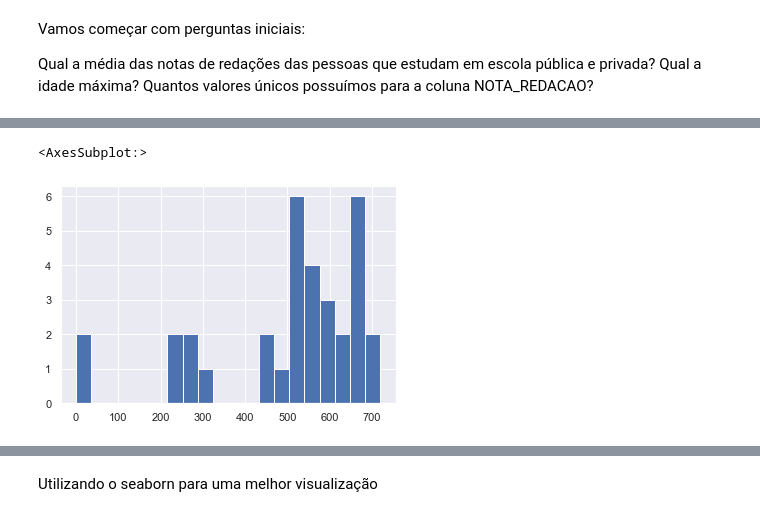
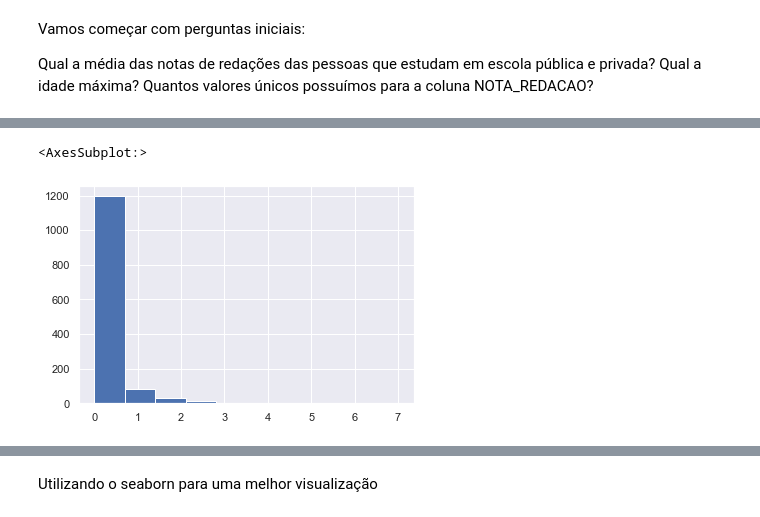
Before and after one commit to Felip-Oliv/Data_Cience, a Jupyter notebook: analise exploratoria/Análise Exploratória.ipynb, the cells around one changed output, grey strips where cells are left out. Cells and saved outputs as stored; diff of their text form; code cells hidden in the pictures.

```diff
--- a/analise exploratoria/Análise Exploratória.ipynb
+++ b/analise exploratoria/Análise Exploratória.ipynb
@@ -78,7 +93,7 @@ Existe alguma diferença na distribuição das idades entre escola pública e pr
 # %%
-# Resposta para distribuição para escola pública
-df_esc_pub = df[df['MUNICIPIO_RESIDENCIA'] == 'Óleo']
-df_esc_pub["NOTA_REDACAO"].hist(bins=20)
+# Resposta para distribuição para PS3
+df_plat_ps3 = df[df['PLATAFORMA'] == 'PS3']
+df_plat_ps3["VENDAS(AN)"].hist(bins=10)
 # %% [output]
 <AxesSubplot:>
-[figure, old version]
+[figure, new version]
```
Also changed, not shown: parts of 19 cells of this notebook.
